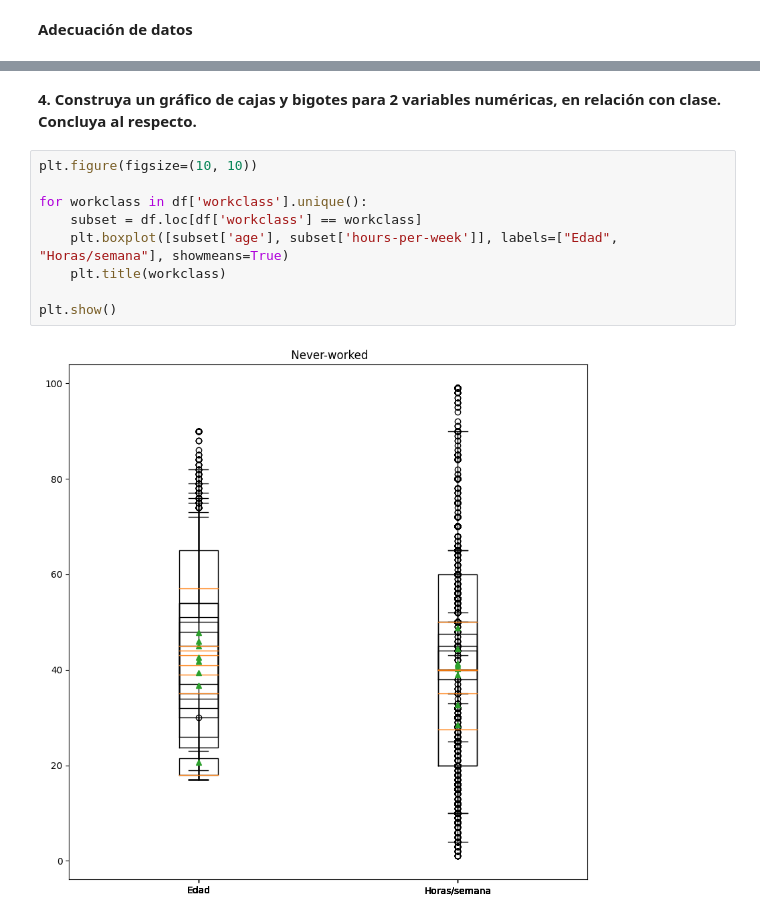
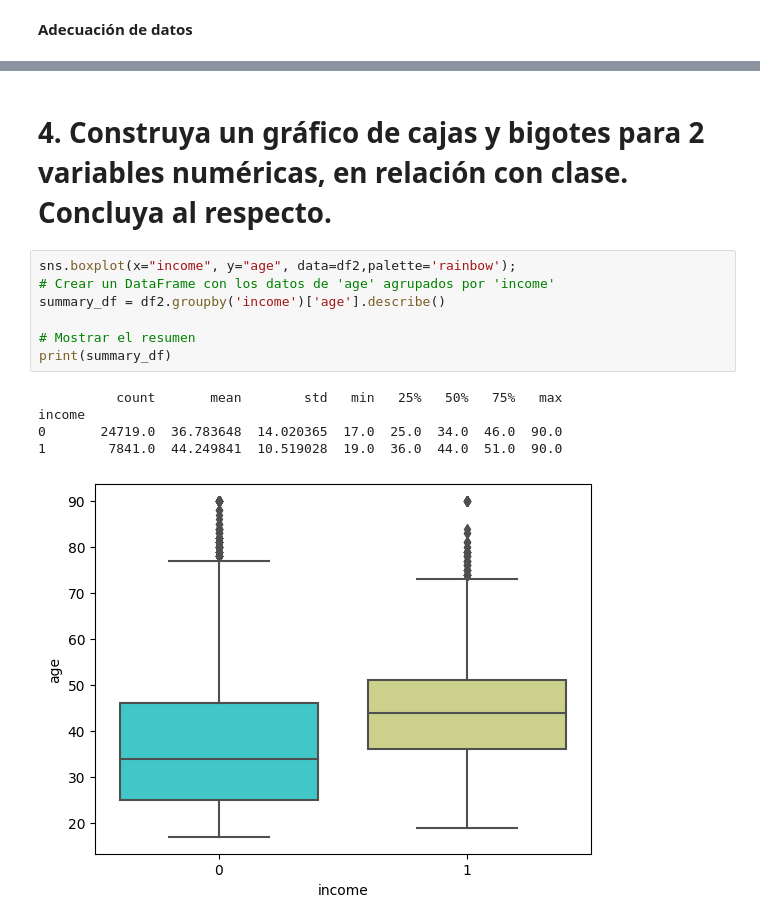
Before and after one commit to juanes2855/KDD, a Jupyter notebook: Parcial1.ipynb, the cells around one changed output, grey strips where cells are left out. Saved outputs shown, nothing was run; the diff lists cells and outputs as text.

```diff
--- a/Parcial1.ipynb
+++ b/Parcial1.ipynb
@@ -317,13 +367,15 @@ df.head()
 # %% [markdown]
-**4. Construya un gráfico de cajas y bigotes para 2 variables numéricas, en relación con clase.  Concluya al respecto.**
+# **4. Construya un gráfico de cajas y bigotes para 2 variables numéricas, en relación con clase.  Concluya al respecto.**
-# %%
-plt.figure(figsize=(10, 10))
-
-for workclass in df['workclass'].unique():
-    subset = df.loc[df['workclass'] == workclass]
-    plt.boxplot([subset['age'], subset['hours-per-week']], labels=["Edad", "Horas/semana"], showmeans=True)
-    plt.title(workclass)
-
-plt.show()
-# %% [output]
-[figure, removed]
+# %%
+sns.boxplot(x="income", y="age", data=df2,palette='rainbow');
+# Crear un DataFrame con los datos de 'age' agrupados por 'income'
+summary_df = df2.groupby('income')['age'].describe()
+
+# Mostrar el resumen
+print(summary_df)
+# %% [output]
+          count       mean        std   min   25%   50%   75%   max
+income
+0       24719.0  36.783648  14.020365  17.0  25.0  34.0  46.0  90.0
+1        7841.0  44.249841  10.519028  19.0  36.0  44.0  51.0  90.0
+[figure, added]
```
Also changed, not shown: parts of 64 cells of this notebook.
